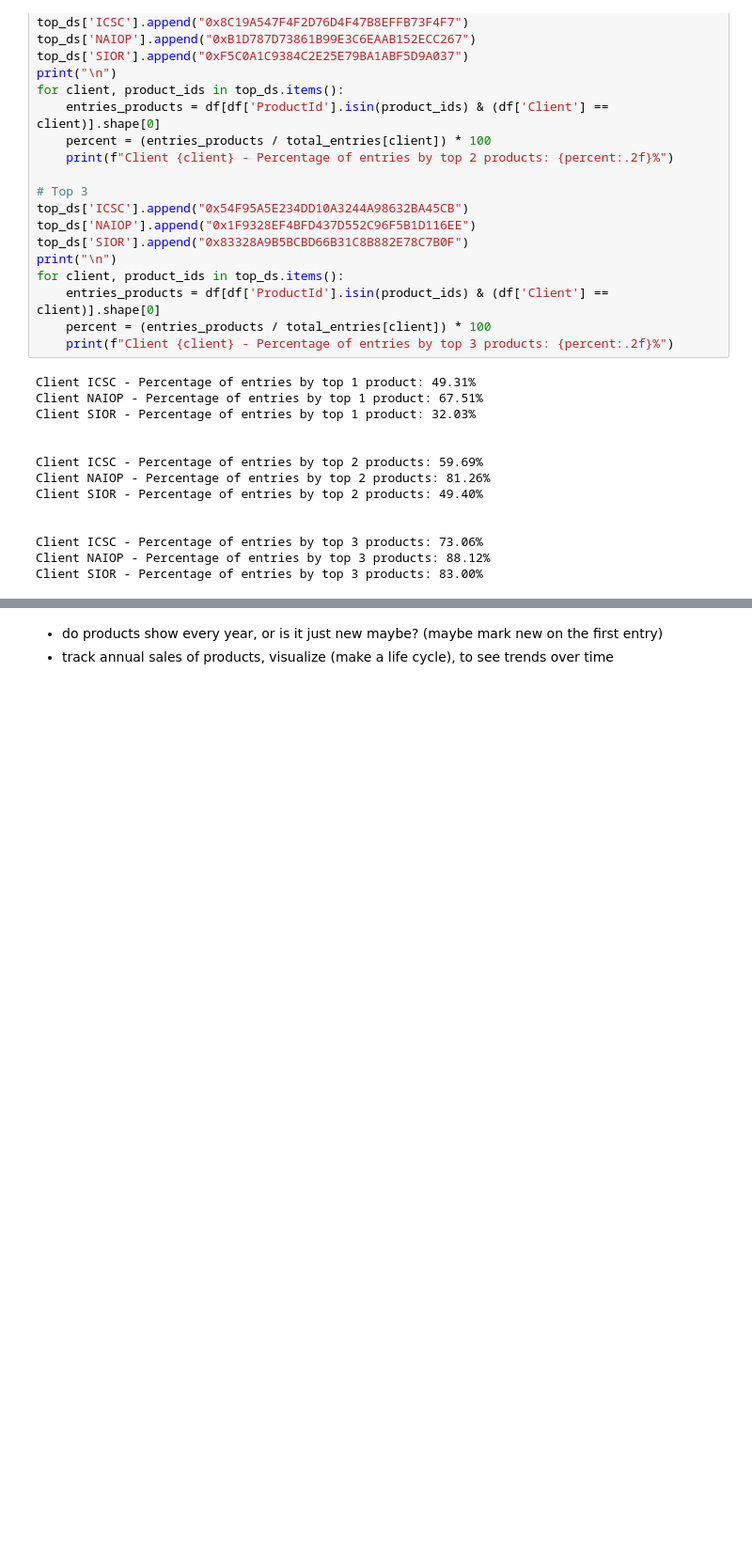
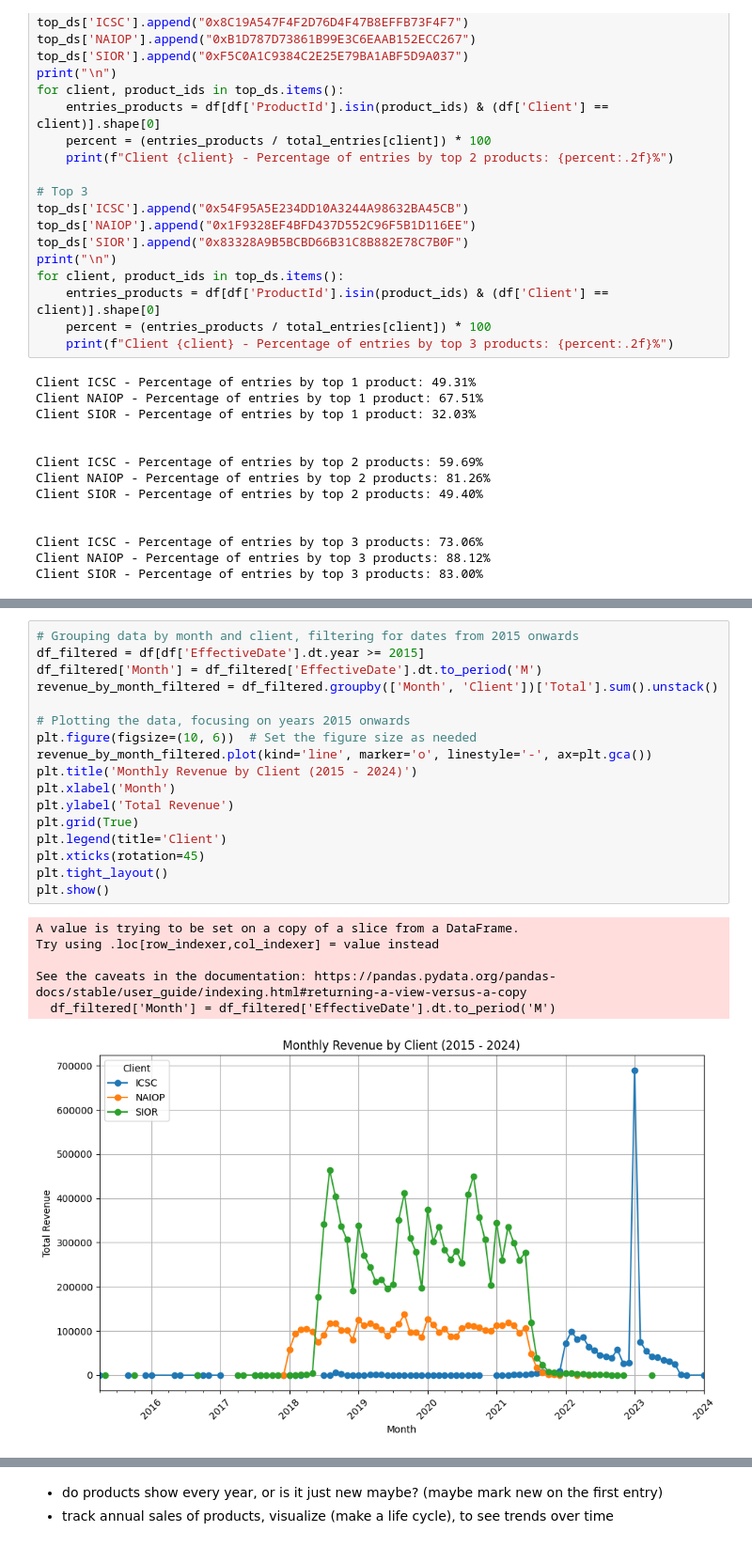
Before and after one commit to aKssup/data-consulting, a Jupyter notebook: mem_data_analysis.ipynb, the cells around one changed output, grey strips where cells are left out. Shown at 94% size. Drawn from its saved outputs; the diff is of its cells as text; blank space fills up the shorter version.

```diff
--- a/mem_data_analysis.ipynb
+++ b/mem_data_analysis.ipynb
@@ -558,0 +587,24 @@ Latest Expire Date: 2024-04-17 00:00:00
+# %%
+# Grouping data by month and client, filtering for dates from 2015 onwards
+df_filtered = df[df['EffectiveDate'].dt.year >= 2015]
+df_filtered['Month'] = df_filtered['EffectiveDate'].dt.to_period('M')
+revenue_by_month_filtered = df_filtered.groupby(['Month', 'Client'])['Total'].sum().unstack()
+
+# Plotting the data, focusing on years 2015 onwards
+plt.figure(figsize=(10, 6))  # Set the figure size as needed
+revenue_by_month_filtered.plot(kind='line', marker='o', linestyle='-', ax=plt.gca())
+plt.title('Monthly Revenue by Client (2015 - 2024)')
+plt.xlabel('Month')
+plt.ylabel('Total Revenue')
+plt.grid(True)
+plt.legend(title='Client')
+plt.xticks(rotation=45)
+plt.tight_layout()
+plt.show()
+# %% [output]
+A value is trying to be set on a copy of a slice from a DataFrame.
+Try using .loc[row_indexer,col_indexer] = value instead
+
+See the caveats in the documentation: https://pandas.pydata.org/pandas-docs/stable/user_guide/indexing.html#returning-a-view-versus-a-copy
+  df_filtered['Month'] = df_filtered['EffectiveDate'].dt.to_period('M')
+[figure, added]
```
Also changed, not shown: parts of 6 cells of this notebook, 1 other file.
